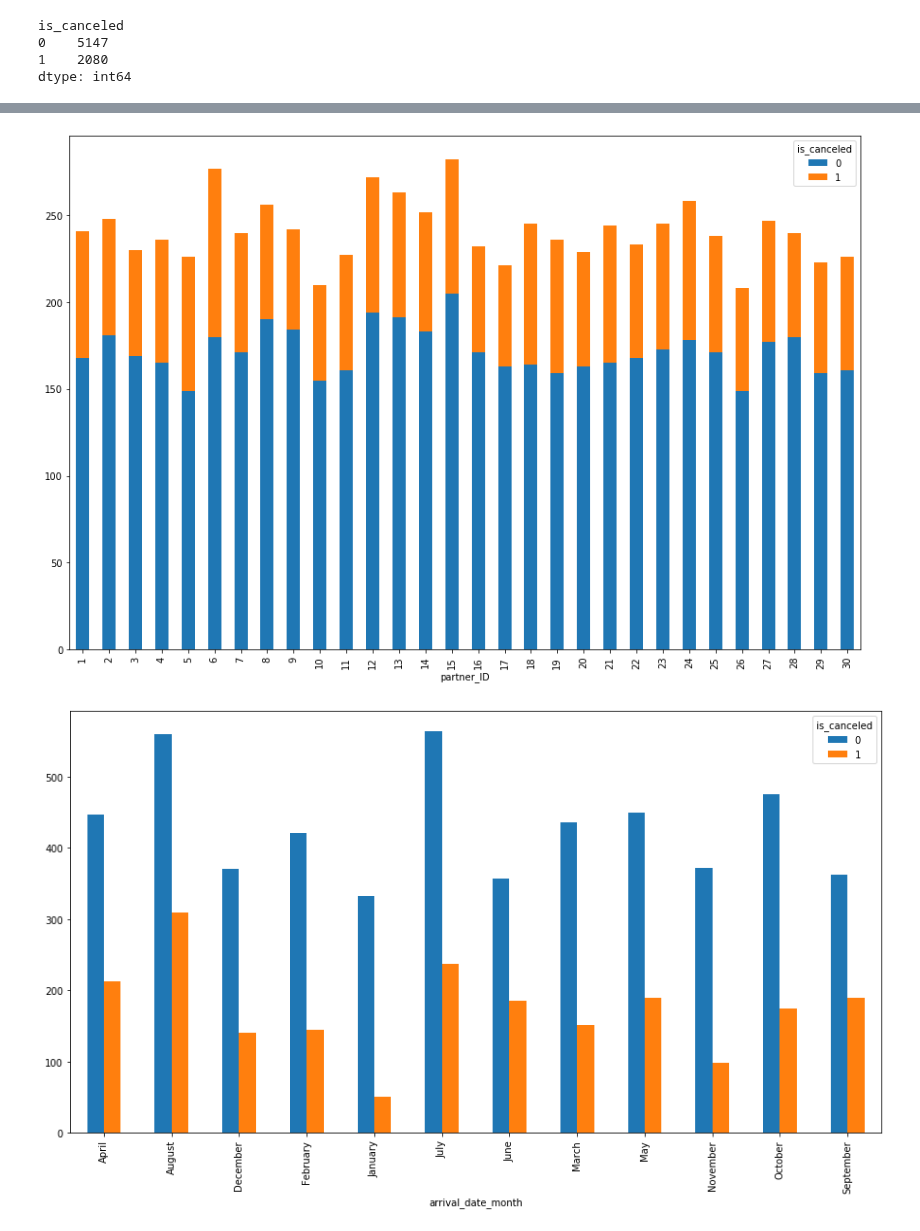
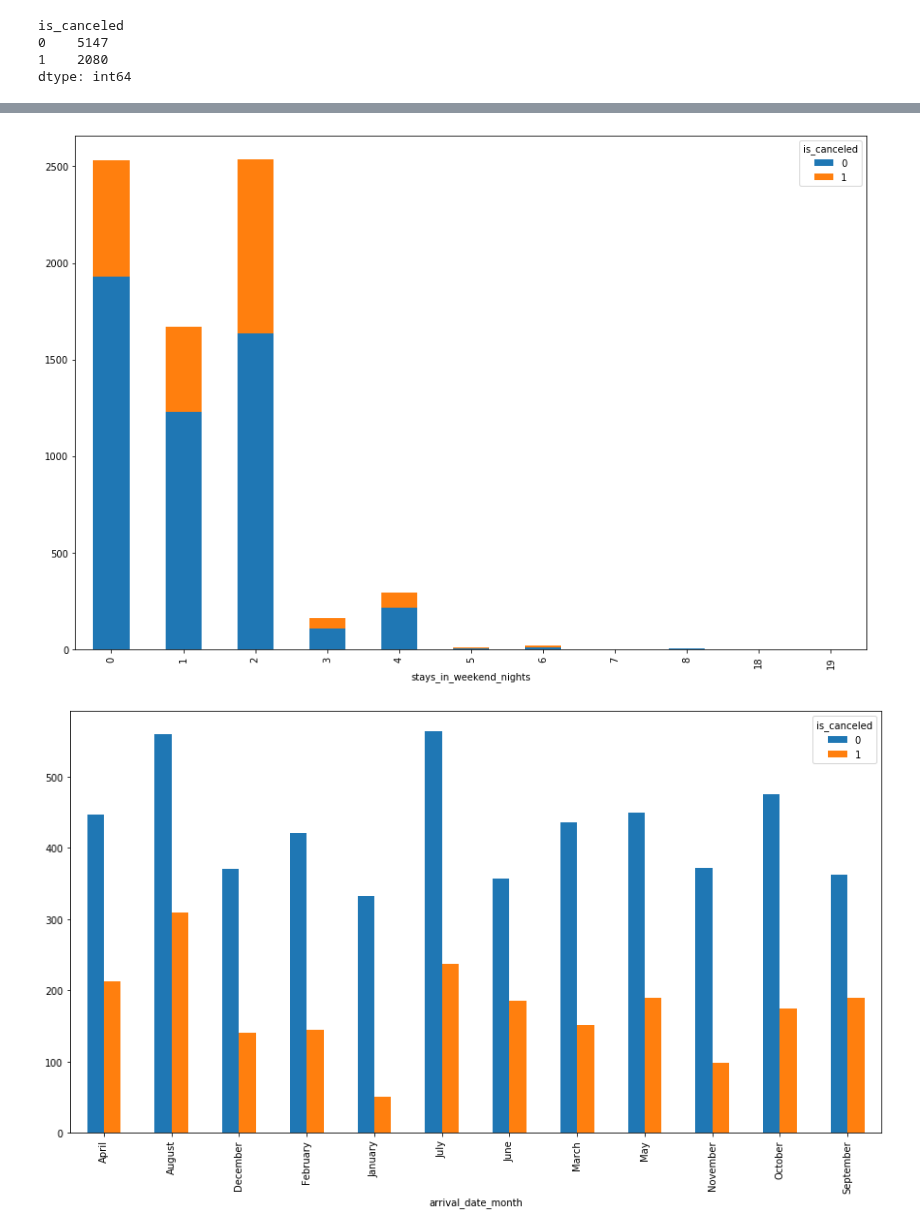
Before and after one commit to Sushila-Phogat/Data-science-with-Python, a Jupyter notebook: Profusion_hotel_booking.ipynb, the cells around one changed output, grey strips where cells are left out. Cells and saved outputs as stored; diff of their text form; code cells hidden in the pictures.

```diff
--- a/Profusion_hotel_booking.ipynb
+++ b/Profusion_hotel_booking.ipynb
@@ -124,9 +40,9 @@ Name: total_cost, dtype: int64
 # %%
 
-df.groupby(['partner_ID','is_canceled']).size().unstack().plot(kind='bar',stacked=True, figsize=(15,10))
+df.groupby(['stays_in_weekend_nights','is_canceled']).size().unstack().plot(kind='bar',stacked=True, figsize=(15,10))
 plt.show()
 # %% [output]
-[figure, old version]
+[figure, new version]
 # %%
 df.groupby(['arrival_date_month','is_canceled']).size().unstack().plot(kind='bar',stacked=False, figsize=(15,8))
 plt.show()
```
Also changed, not shown: parts of 24 cells of this notebook.
